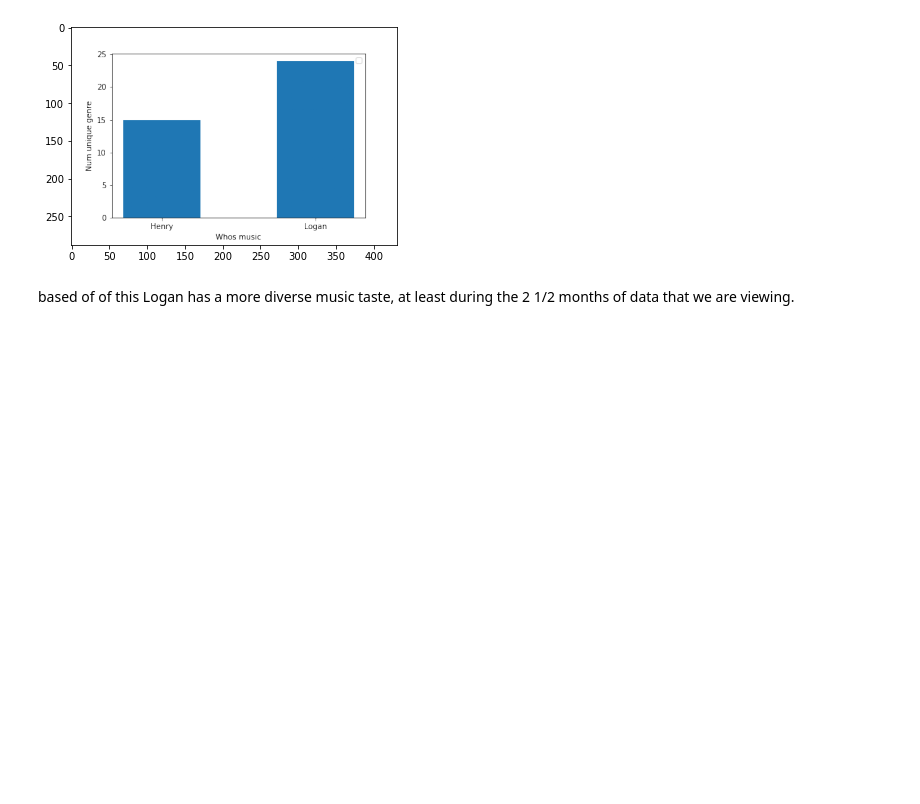
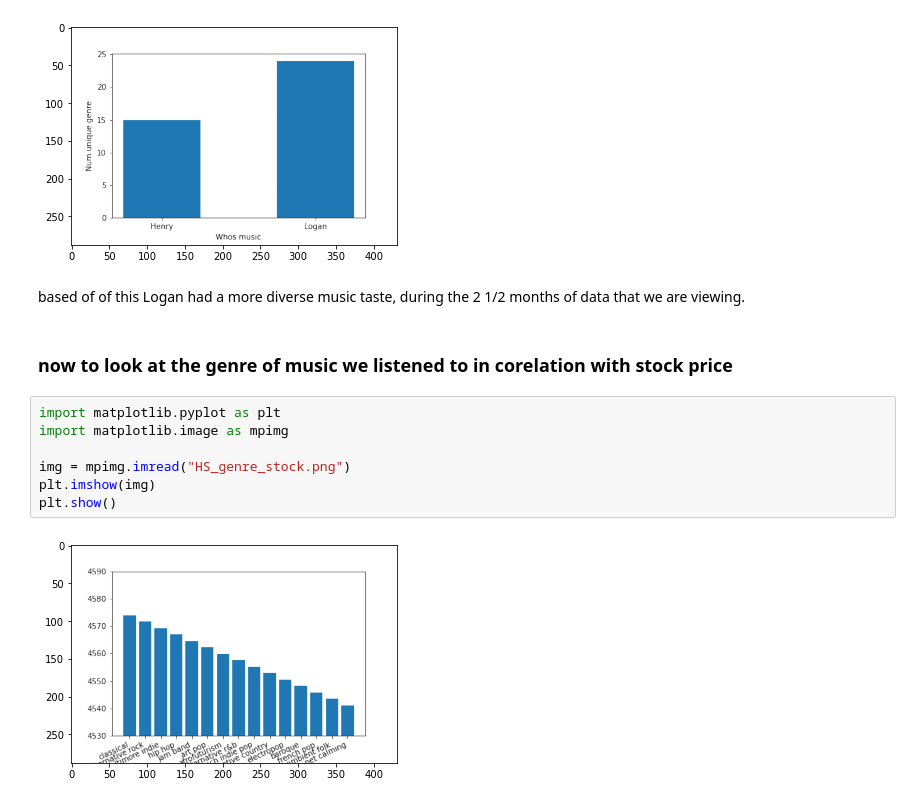
Before and after one commit to loststones/222Final, a Jupyter notebook: notebook.ipynb, the cells around one changed output. Saved outputs shown, nothing was run; the diff lists cells and outputs as text; blank space fills up the shorter version.

```diff
--- a/notebook.ipynb
+++ b/notebook.ipynb
@@ -82,4 +63,15 @@ plt.show()
 # %% [output]
 [figure]
 # %% [markdown]
-based of of this Logan has a more diverse music taste, at least during the 2 1/2 months of data that we are viewing.
+based of of this Logan had a more diverse music taste, during the 2 1/2 months of data that we are viewing.
+# %% [markdown]
+### now to look at the genre of music we listened to in corelation with stock price
+# %%
+import matplotlib.pyplot as plt
+import matplotlib.image as mpimg
+
+img = mpimg.imread("HS_genre_stock.png")
+plt.imshow(img)
+plt.show()
+# %% [output]
+[figure, added]
```
Also changed, not shown: parts of 2 cells of this notebook.
